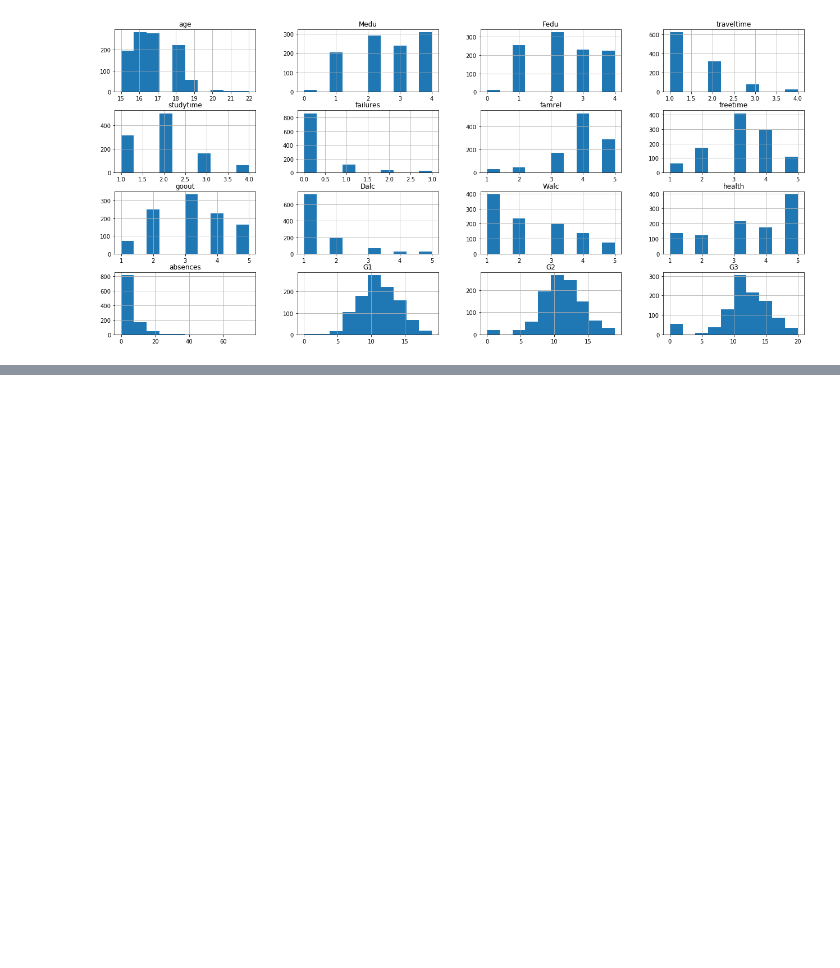
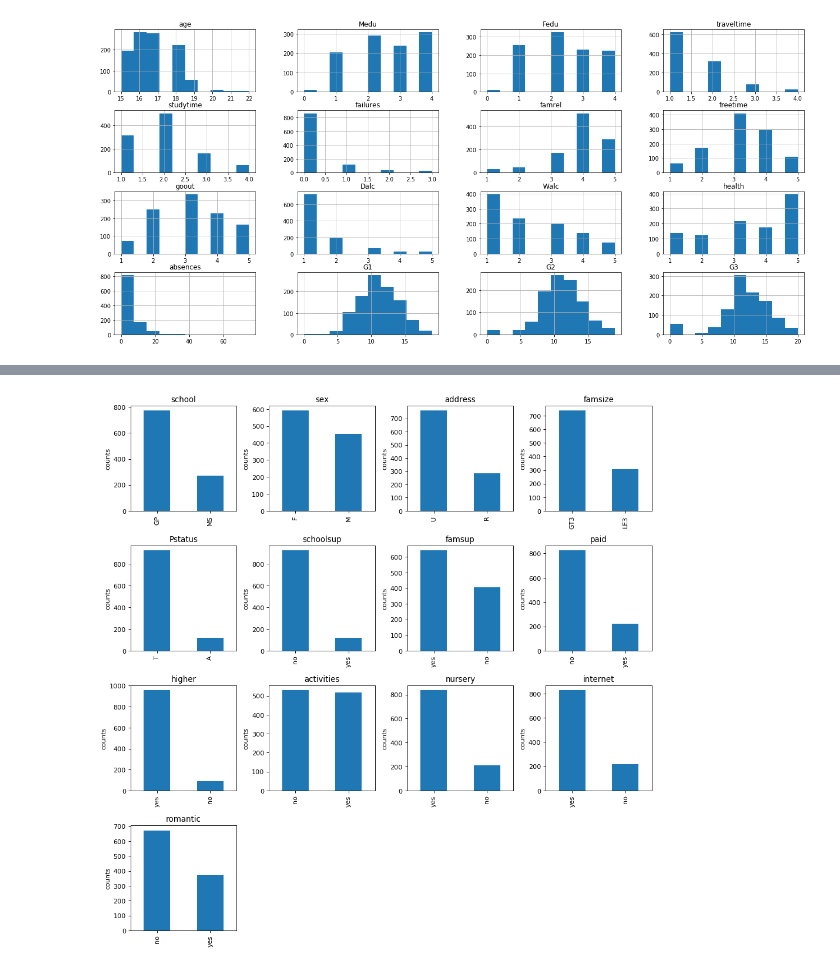
Before and after one commit to tiskus333/Neural_Network_FS, a Jupyter notebook: Analiza.ipynb, the cells around one changed output, grey strips where cells are left out. Cells and saved outputs as stored; diff of their text form; code cells hidden in the pictures; blank space fills up the shorter version.

```diff
--- a/Analiza.ipynb
+++ b/Analiza.ipynb
@@ -53,0 +79,4 @@ x = data[numeric_values].hist(figsize=(22,10),ylabelsize=10)
+# %%
+plotPerColumnDistribution(data[binary_values], len(binary_values), 4)
+# %% [output]
+[figure, added]
```
Also changed, not shown: parts of 2 cells of this notebook.
